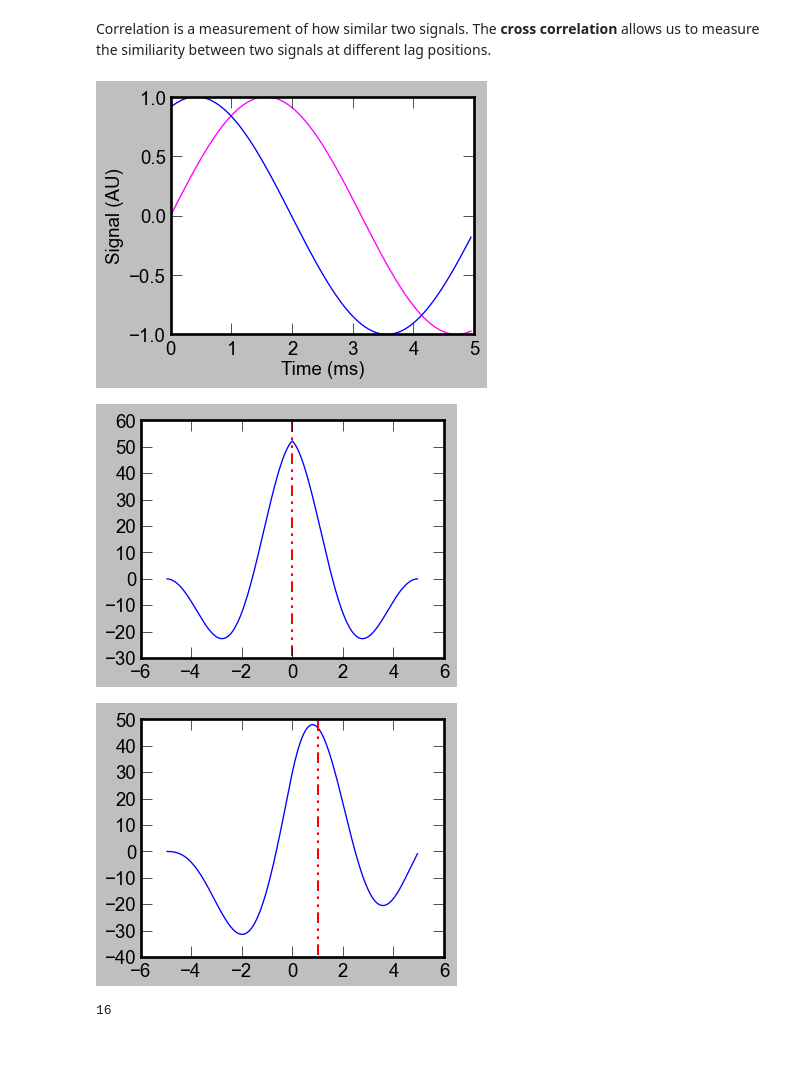
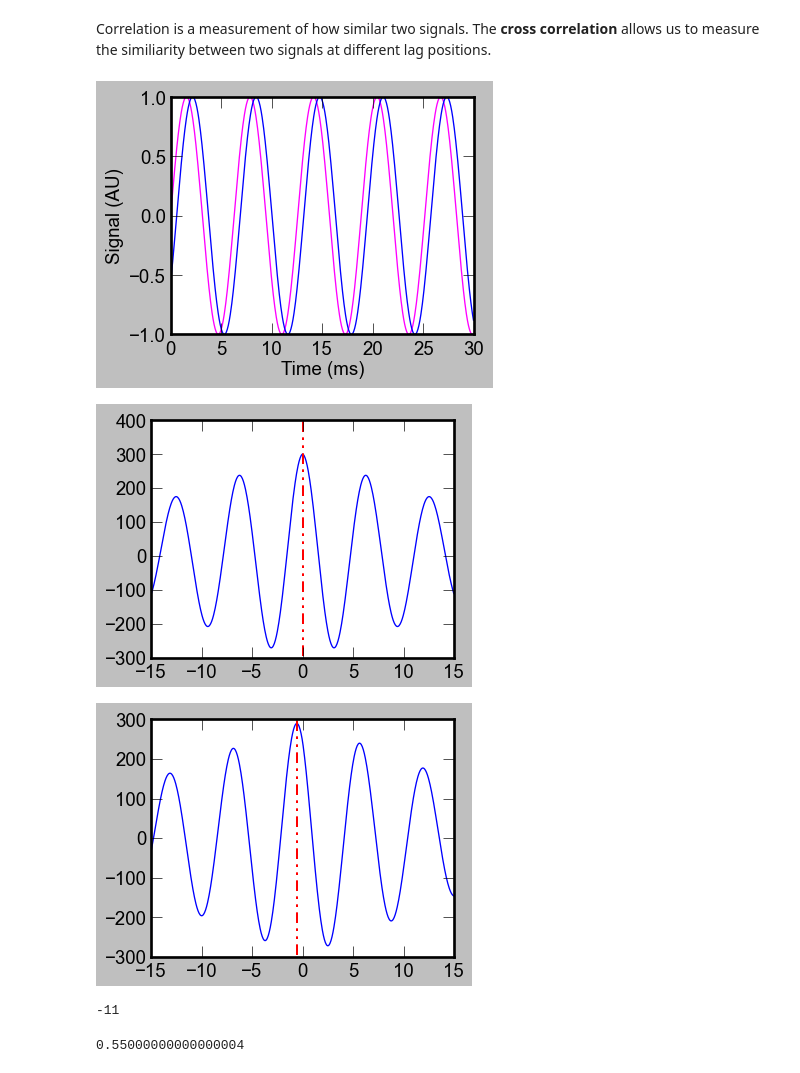
Before and after one commit to OrielBanne/myIPythonNotebooks, a Jupyter notebook: Signal_Processing/Cross correlation.ipynb, the cells around one changed output. Cells and saved outputs as stored; diff of their text form; code cells hidden in the pictures.

Commit message:
update cross correlation

```diff
--- a/Signal_Processing/Cross correlation.ipynb
+++ b/Signal_Processing/Cross correlation.ipynb
@@ -4,12 +4,15 @@
 Correlation is a measurement of how similar two signals. The <B>cross correlation</B> allows us to measure the similiarity between two signals at different lag positions.
 # %%
 # Sin function to generate signals
+delay = 0.6 # ms
 
 f = lambda(x) : np.sin(x) # original signal
-g = lambda(x) : np.sin(x + 20) # introduce 20 sampling positions of delay (1 ms)
+g = lambda(x) : np.sin(x - delay) # introduce s delay
 # %%
+
 dt = 0.05 # sampling interval (in ms)
-time = np.arange(start = 0, stop = 5.00, step = dt) # sample 5 ms seconds at 20 kHz (100 samples)
+# to get a good estimation of the delay with cross correlation, you need many perdiods.
+time = np.arange(start = 0, stop =30.00, step = dt) # sample 5 ms seconds at 20 kHz (100 samples)
 
 # generate signals
 A, B = f(time), g(time)
@@ -20,33 +23,33 @@ plt.plot(time, B, lw=1, color = 'blue');
 plt.xlabel('Time (ms)');
 plt.ylabel('Signal (AU)');
 # %% [output]
-[figure, old version]
+[figure, new version]
 # %%
 # compute signal autocorrelation
 
-coor = np.correlate(A, A, 'full')
-maxlag = coor.size/2
+coor = np.correlate(A, A, 'same')
+maxlag = int(coor.size/2)
 
-lag = np.arange(-maxlag, maxlag+1)*dt
+lag = np.arange(-maxlag, maxlag+coor.size%2)*dt
 
 plt.plot(lag, coor, lw=1);
 line = plt.axvline(x=0, ymin=-40, ymax = 50, linewidth=1.5, color='r')
 line.set_dashes([8, 4, 2, 4, 2, 4])
 # %% [output]
-[figure, old version]
+[figure, new version]
 # %%
 # compute cross correlation
 
-coor = np.correlate(A, B, 'full')
-maxlag = (coor.size-1)/2
-lag = np.arange(-maxlag, maxlag+1)*dt
+coor = np.correlate(A, B, 'same')
+maxlag = int(coor.size/2)
+lag = np.arange(-maxlag, maxlag + coor.size%2 )*dt
 
-# plot cross correlogram with line about 1 ms
+# plot cross correlogram with line in delay
 plt.plot(lag, coor, lw=1);
-line = plt.axvline(x=1, ymin=np.min(coor), ymax = np.max(coor), linewidth=1.5, color='r')
+line = plt.axvline(x=-delay, ymin=np.min(coor), ymax = np.max(coor), linewidth=1.5, color='r')
 line.set_dashes([8, 4, 2, 4, 2, 4])
 # %% [output]
-[figure, old version]
+[figure, new version]
 # %%
 # Calculate lag position of maximal correlation
 def lag_ix(x,y):
@@ -58,6 +61,11 @@ def lag_ix(x,y):
 
 lag_ix(A,B)
 # %% [output]
-16
+-11
+# %%
+delay_estimation = -lag_ix(A,B)*dt # in ms
+delay_estimation
+# %% [output]
+0.55000000000000004
 # %%
 plt.plot(lag, coor, lw=1);
```
Also changed, not shown: parts of 1 cell of this notebook.
